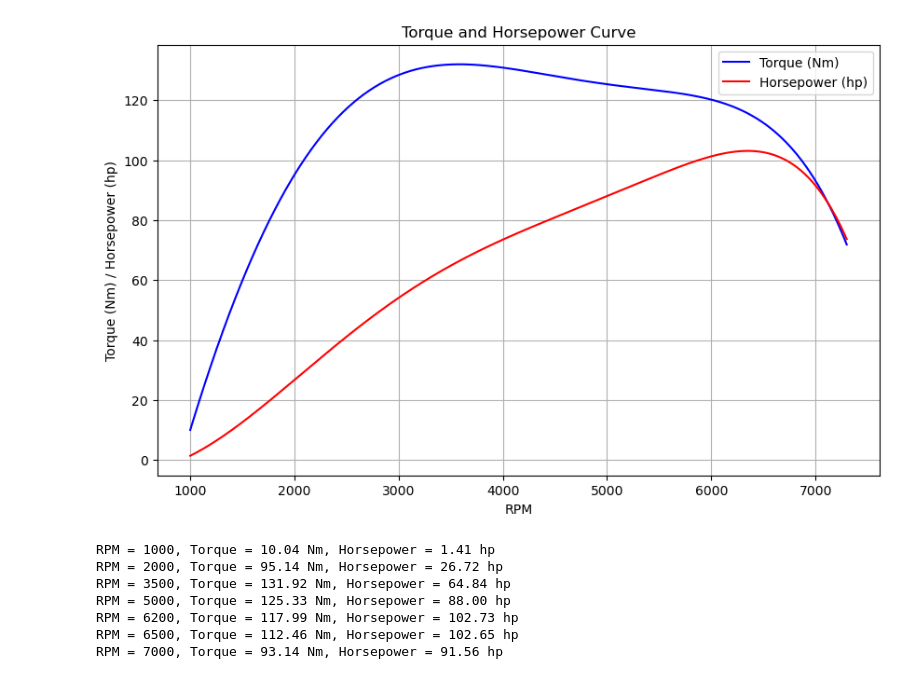
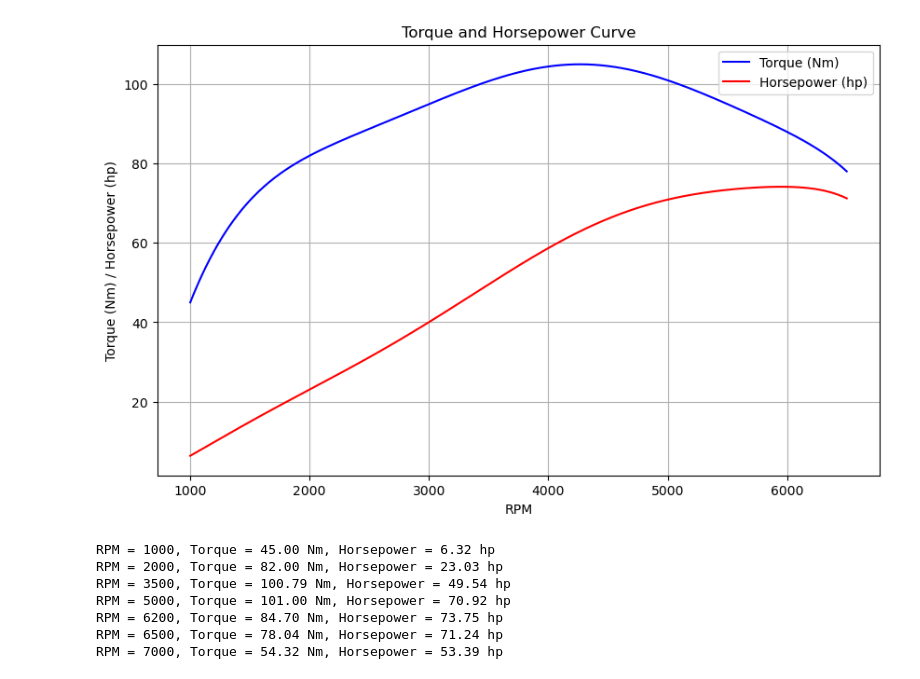
Before and after one commit to vougioukakis/car-acceleration-app, a Jupyter notebook: tools/torque_curve_generator.ipynb, the cells around one changed output. Cells and saved outputs as stored; diff of their text form; code cells hidden in the pictures.

```diff
--- a/tools/torque_curve_generator.ipynb
+++ b/tools/torque_curve_generator.ipynb
@@ -16,17 +16,17 @@ points = np.array([
 
 ])"""
 points = np.array([
-    [1000, 130],
-    [2000, 210],
-    [3000, 245],
-    [4000, 260],
-    [5400, 294],
-    [6500, 282],
-    [7300, 269.3],
-    [7800, 230],
+    [1000, 70],
+    [2000, 90],      # rising torque
+    [3000, 115],      # mid-range torque
+    [3900, 143],     # pre-peak
+    [4800, 156],     # peak torque
+    #[5200, 152],     # post-peak
+    [6400, 147.7],   # matches power-based torque
+    [7000, 130],      # high rpm drop
+])
 
-])
-maxTq = 323
+maxTq = 156
 rpm = points[:, 0]
 torque = points[:, 1]
 
@@ -88,45 +88,47 @@ def plot_poly_with_hp(coeff_dict, x_start, x_end, num_points=500):
     # Calculate horsepower
     power_watts = torque * (2 * np.pi * rpm) / 60
     horsepower = power_watts / 745.7
 
     plt.figure(figsize=(10,6))
     plt.plot(rpm, torque, label='Torque (Nm)', color='blue')
     plt.plot(rpm, horsepower, label='Horsepower (hp)', color='red')
     plt.xlabel('RPM')
     plt.ylabel('Torque (Nm) / Horsepower (hp)')
     plt.title('Torque and Horsepower Curve')
     plt.grid(True)
     plt.legend()
     plt.show()
 
     return coeffs
 
 def evaluate_and_print(coeffs, x_values):
     y_values = np.polyval(coeffs, x_values)
     for xv, yv in zip(x_values, y_values):
         power_w = yv * (2 * np.pi * xv) / 60
         hp = power_w / 745.7
         print(f"RPM = {xv:.0f}, Torque = {yv:.2f} Nm, Horsepower = {hp:.2f} hp")
 
 coefficients_dict = {
-    "coefficient_0": -129.70158178131538,
-"coefficient_1": 0.16020678409729522,
-"coefficient_2": -1.3621974410854034e-05,
-"coefficient_3": -8.822225195373026e-09,
-"coefficient_4": 2.1149050231808504e-12,
-"coefficient_5": -1.3583567501527848e-16,
+   "coefficient_0": -127.57310620518504,
+"coefficient_1": 0.3082052916145408,
+"coefficient_2": -0.00017963692176934233,
+"coefficient_3": 4.822643113424948e-08,
+"coefficient_4": -3.4923188921258585e-12,
+"coefficient_5": -9.09846444027128e-16,
+"coefficient_6": 1.907700384304408e-19,
+"coefficient_7": -1.029947654051e-23,
 }
 
-coeffs = plot_poly_with_hp(coefficients_dict, 1000, 7300)
+coeffs = plot_poly_with_hp(coefficients_dict, 1000, 6500)
 
 x_points = [1000, 2000, 3500, 5000, 6200, 6500, 7000]
 evaluate_and_print(coeffs, x_points)
 # %% [output]
-[figure, old version]
+[figure, new version]
-RPM = 1000, Torque = 10.04 Nm, Horsepower = 1.41 hp
-RPM = 2000, Torque = 95.14 Nm, Horsepower = 26.72 hp
-RPM = 3500, Torque = 131.92 Nm, Horsepower = 64.84 hp
-RPM = 5000, Torque = 125.33 Nm, Horsepower = 88.00 hp
-RPM = 6200, Torque = 117.99 Nm, Horsepower = 102.73 hp
-RPM = 6500, Torque = 112.46 Nm, Horsepower = 102.65 hp
-RPM = 7000, Torque = 93.14 Nm, Horsepower = 91.56 hp
+RPM = 1000, Torque = 45.00 Nm, Horsepower = 6.32 hp
+RPM = 2000, Torque = 82.00 Nm, Horsepower = 23.03 hp
+RPM = 3500, Torque = 100.79 Nm, Horsepower = 49.54 hp
+RPM = 5000, Torque = 101.00 Nm, Horsepower = 70.92 hp
+RPM = 6200, Torque = 84.70 Nm, Horsepower = 73.75 hp
+RPM = 6500, Torque = 78.04 Nm, Horsepower = 71.24 hp
+RPM = 7000, Torque = 54.32 Nm, Horsepower = 53.39 hp
```
Also changed, not shown: parts of 1 cell of this notebook, 6 other files.
